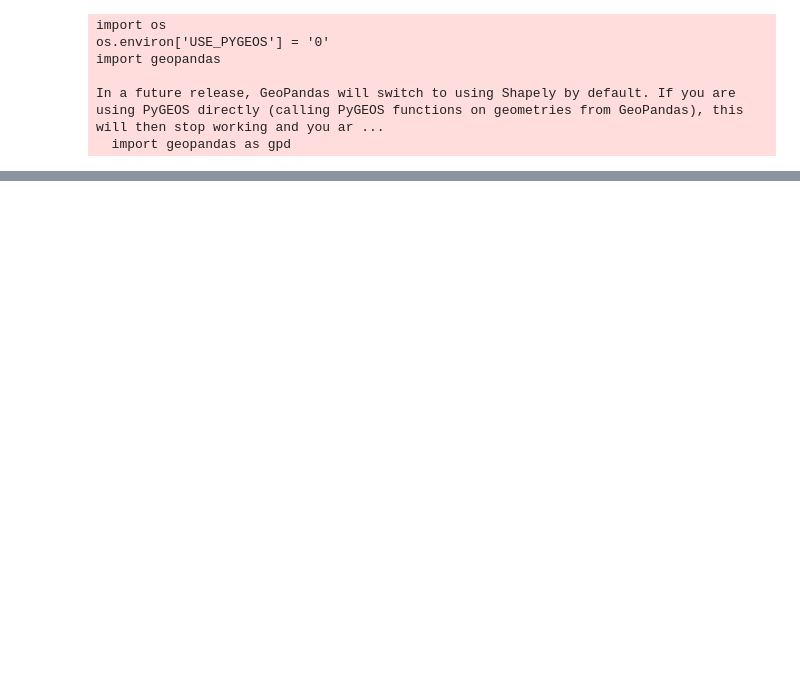
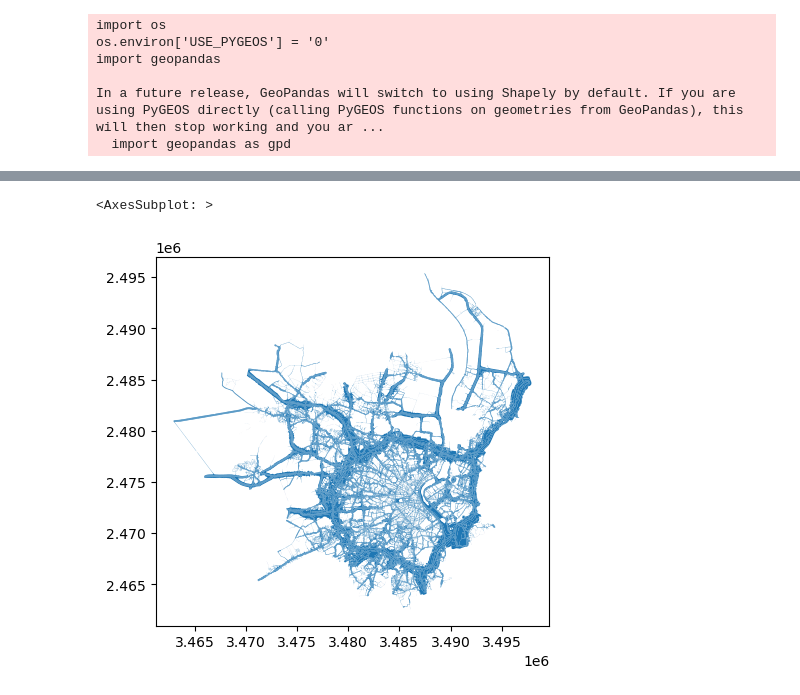
Before and after one commit to ubachr/GQA, a Jupyter notebook: dev/test_process_pyogrio.ipynb, the cells around one changed output, grey strips where cells are left out. Drawn from its saved outputs; the diff is of its cells as text; code cells hidden in the pictures; blank space fills up the shorter version.

```diff
--- a/dev/test_process_pyogrio.ipynb
+++ b/dev/test_process_pyogrio.ipynb
@@ -46,4 +58,9 @@ agl_city = agls.query(f'agglomerationName_localName == "Bordeaux"')
 uc_file_path = os.path.join(indata_f, 'UrbanCentres', 'HDC2021_RG.shp')
 # Read the GeoPackage file
 uc = gpd.read_file(uc_file_path)
+# %%
+indata_f = r'P:\Environment and Health\Noise\ServiceContract\2024_ServiceContract\QuietAreas'
+ctry_code = 'FR'
+ncm_file_path = os.path.join(indata_f, 'NoiseData', f'Noise_20202025_export.gpkg')
+layerName = f'dbo.DF48_agg_NoiseContours_roadsInAgglomeration_Lden_Valid_LatestDelivery_Poly_{ctry_code}'
 # %%
@@ -50,0 +68,30 @@ cities_ls = ['Bordeaux','Kaunas', 'København', 'Girona']
+# %%
+# Loop through test cities
+for cityLocalName in cities_ls[:1]:
+    print(str(cityLocalName))
+    start_time = datetime.now()
+    print(str(start_time))
+    uc_city = uc.query(f'HDENS_NAME == "{cityLocalName}"')
+    ctry_code = uc_city.CNTR_CODE.values.astype(str)[0]
+    cityLocalName_unicode = unidecode(cityLocalName)
+    # load aglomeration boundary
+    agl_city = agls.query(f'agglomerationName_localName == "{cityLocalName}"')
+    if agl_city.empty:
+        agglomerationId_identifier = 'NotAvailable'
+        print ("agglomerationId_identifier")
+    else:
+        agglomerationId_identifier = agl_city.agglomerationId_identifier.values.astype(str)[0]
+        print ("agglomerationId_identifier")
+
+        # Load noise data (ncm)
+        ncm = gpd.read_file(ncm_file_path, layer=layerName, **engines['pyogrio+arrow+bbox'], columns=['category', 'geometry'])
+        print ("ncm")
+
+        # Perform spatial overlay (intersection)
+        ncm_agl = gpd.overlay(ncm, agl_city, how='intersection')
+        #ncm_dg = dg.from_geopandas(ncm, npartitions=10) #dask_geopandas
+        #ncm_dg_agl = overlay(ncm_dg, agl_city).compute()
+
+        # Aggregate the area with lower band values (quieter bands)
+        ncm_agl_city = gpd.overlay(ncm_agl, agl_city, how='union')
+        ncm_agl_city.category.fillna(0)
@@ -50,0 +124,5 @@ cities_ls = ['Bordeaux','Kaunas', 'København', 'Girona']
+# %%
+ncm.plot()
+# %% [output]
+<AxesSubplot: >
+[figure, added]
```
Also changed, not shown: parts of 18 cells of this notebook.
